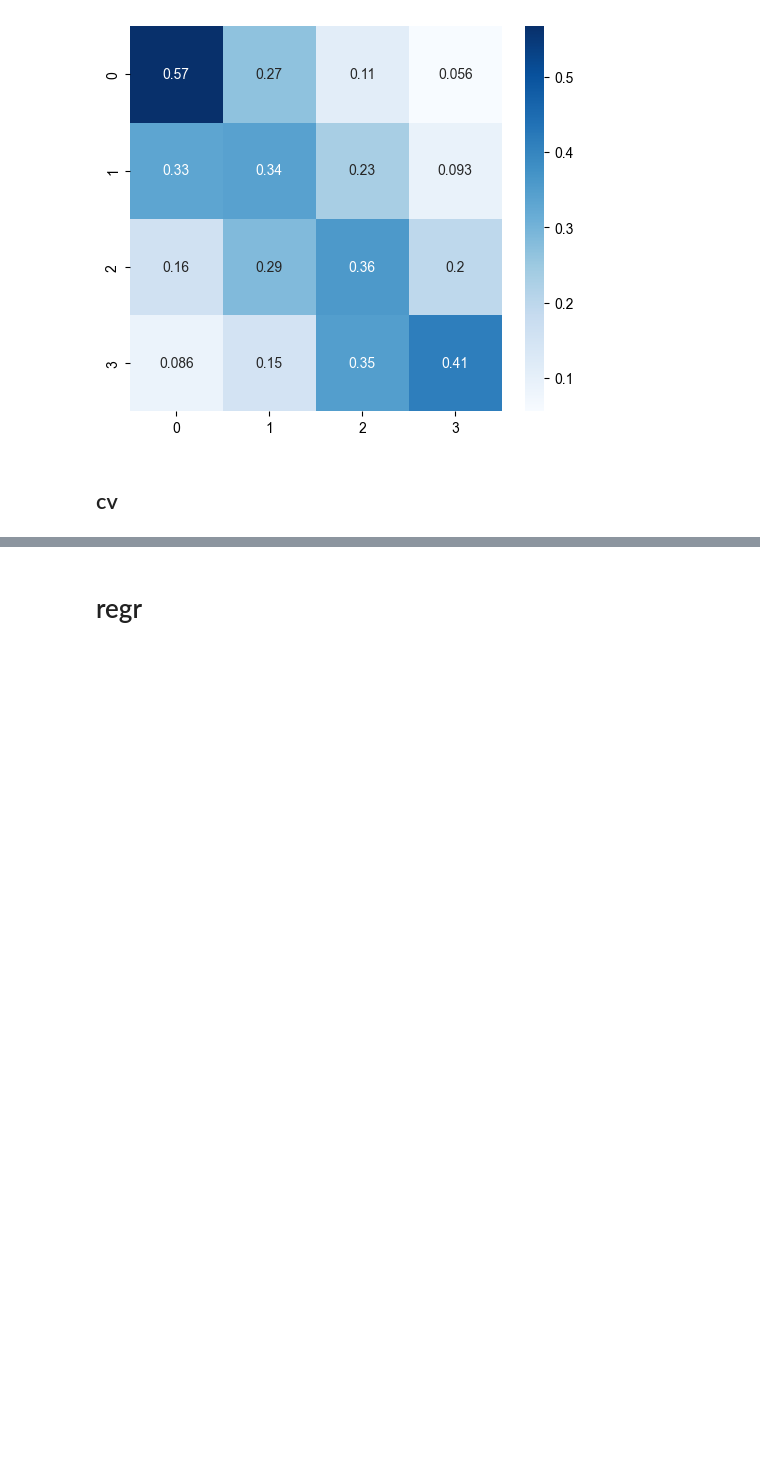
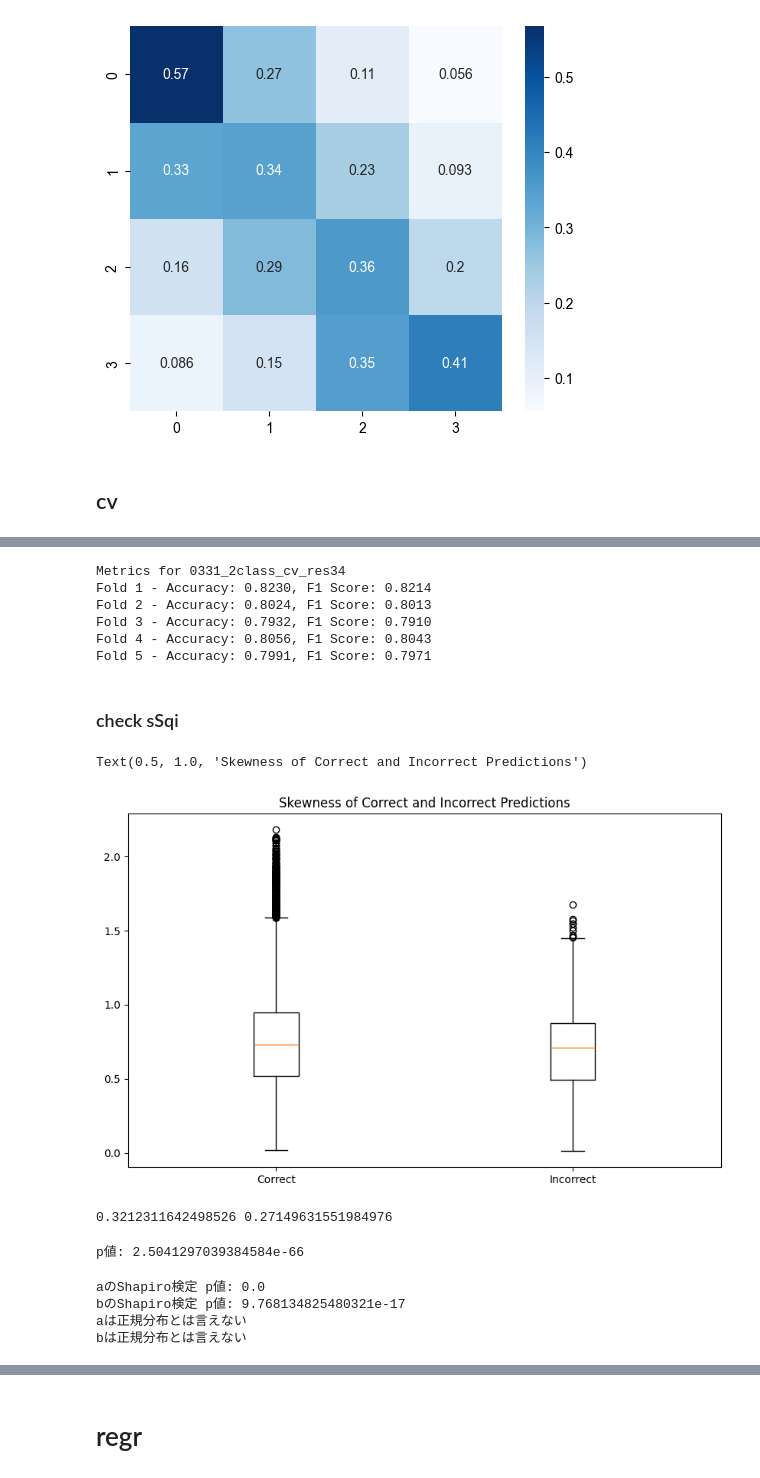
Before and after one commit to ax6000/BloodPressureEstimation, a Jupyter notebook: notebooks/BP_regression/testing.ipynb, the cells around one changed output, grey strips where cells are left out. Drawn from its saved outputs; the diff is of its cells as text; code cells hidden in the pictures; blank space fills up the shorter version.

```diff
--- a/notebooks/BP_regression/testing.ipynb
+++ b/notebooks/BP_regression/testing.ipynb
@@ -318,0 +340,10 @@ Fold 5 - Accuracy: 0.8024, F1 Score: 0.8024
+# %%
+print("Metrics for",os.path.basename(checkpoint_dir))
+accuracy_list, f1_list = metrics_all_fold(checkpoint_dir, n_classes=n_classes)
+# %% [output]
+Metrics for 0331_2class_cv_res34
+Fold 1 - Accuracy: 0.8230, F1 Score: 0.8214
+Fold 2 - Accuracy: 0.8024, F1 Score: 0.8013
+Fold 3 - Accuracy: 0.7932, F1 Score: 0.7910
+Fold 4 - Accuracy: 0.8056, F1 Score: 0.8043
+Fold 5 - Accuracy: 0.7991, F1 Score: 0.7971
@@ -318,0 +352,60 @@ Fold 5 - Accuracy: 0.8024, F1 Score: 0.8024
+# %%
+fold = 0
+
+pred = np.load(f'{checkpoint_dir}\\predictions_fold{fold}.npy')
+pred_proba = np.load(f'{checkpoint_dir}\\predictions_proba_fold{fold}.npy')
+true_labels = np.load(f'{checkpoint_dir}\\true_labels_fold{fold}.npy')
+# %% [markdown]
+### check sSqi
+# %%
+correct = np.where(pred == true_labels)[0]
+incorrect = np.where(pred != true_labels)[0]
+test_data = np.load(f'../../data/processed/BP_npy/PulseDB/test_2.npy')
+# %%
+from scipy import stats
+import matplotlib.pyplot as plt
+skew_correct = stats.skew(test_data[correct,1], axis=1)
+skew_incorrect = stats.skew(test_data[incorrect,1], axis=1)
+# boxplot
+plt.figure(figsize=(10, 6))
+plt.boxplot([skew_correct, skew_incorrect], labels=['Correct', 'Incorrect'])
+plt.title('Skewness of Correct and Incorrect Predictions')
+# %% [output]
+Text(0.5, 1.0, 'Skewness of Correct and Incorrect Predictions')
+[figure, added]
+# %%
+print(np.std(skew_correct),np.std(skew_incorrect))
+# %% [output]
+0.3212311642498526 0.27149631551984976
+# %%
+from scipy.stats import ttest_ind
+
+# aとbが独立した群で正規分布前提
+stat, p = ttest_ind(skew_correct, skew_incorrect, equal_var=False)  # Welchのt検定
+print("p値:", p)
+# %% [output]
+p値: 2.5041297039384584e-66
+# %%
+from scipy.stats import shapiro
+
+# aとbが1次元のデータ配列
+stat_a, p_a = shapiro(skew_correct)
+stat_b, p_b = shapiro(skew_incorrect)
+
+print("aのShapiro検定 p値:", p_a)
+print("bのShapiro検定 p値:", p_b)
+
+if p_a > 0.05:
+    print("aは正規分布とみなせる")
+else:
+    print("aは正規分布とは言えない")
+
+if p_b > 0.05:
+    print("bは正規分布とみなせる")
+else:
+    print("bは正規分布とは言えない")
+# %% [output]
+aのShapiro検定 p値: 0.0
+bのShapiro検定 p値: 9.768134825480321e-17
+aは正規分布とは言えない
+bは正規分布とは言えない
```
Also changed, not shown: parts of 14 cells of this notebook, 18 other files.
